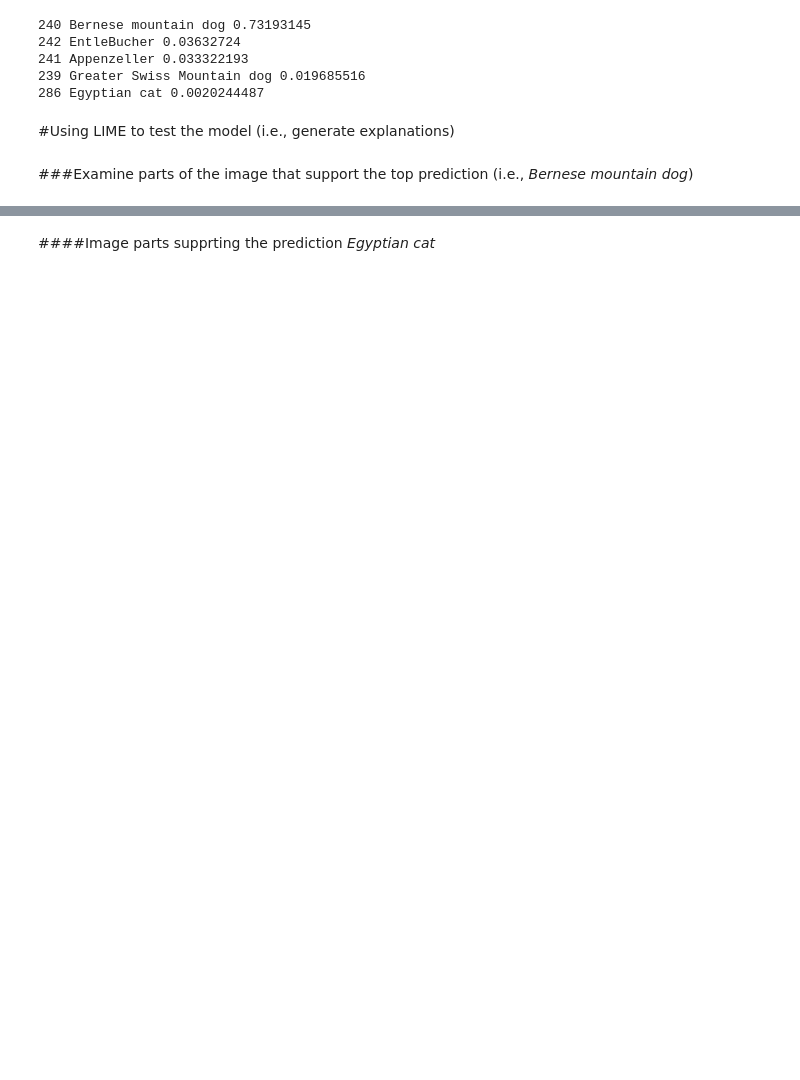
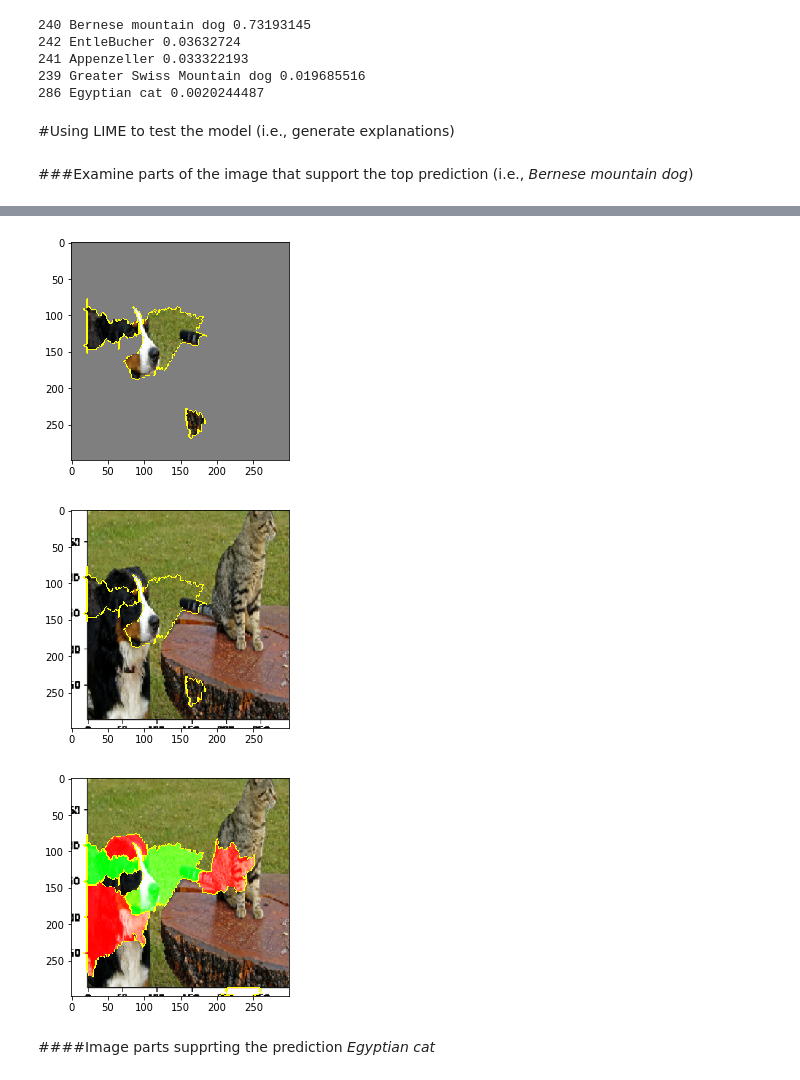
Before and after one commit to bless2saurabh/AiU2, a Jupyter notebook: GoldStandard/exercises/LIME-Explanations-for-IMAGE-Classifier/LIME for image classifier.ipynb, the cells around one changed output, grey strips where cells are left out. Drawn from its saved outputs; the diff is of its cells as text; code cells hidden in the pictures; blank space fills up the shorter version.

```diff
--- a/GoldStandard/exercises/LIME-Explanations-for-IMAGE-Classifier/LIME for image classifier.ipynb
+++ b/GoldStandard/exercises/LIME-Explanations-for-IMAGE-Classifier/LIME for image classifier.ipynb
@@ -37,3 +61,9 @@ show_lime_explanations_for_object(top=1)
+# %%
+show_lime_explanations_for_object(top=4)
+# %% [output]
+[figure, added]
+[figure, added]
+[figure, added]
 # %% [markdown]
 ####Image parts supprting the prediction _Egyptian cat_
 # %%
```
Also changed, not shown: parts of 6 cells of this notebook, 12 other files.
